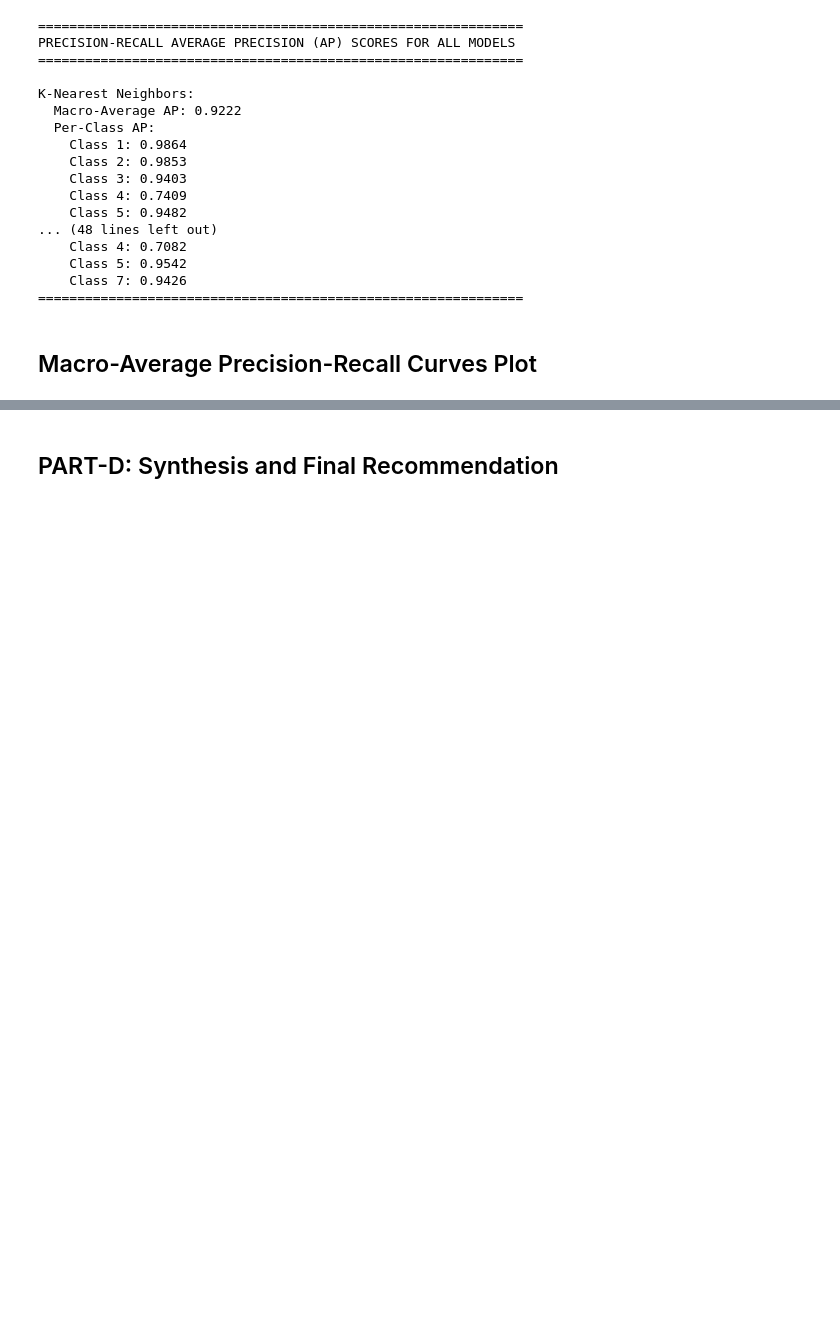
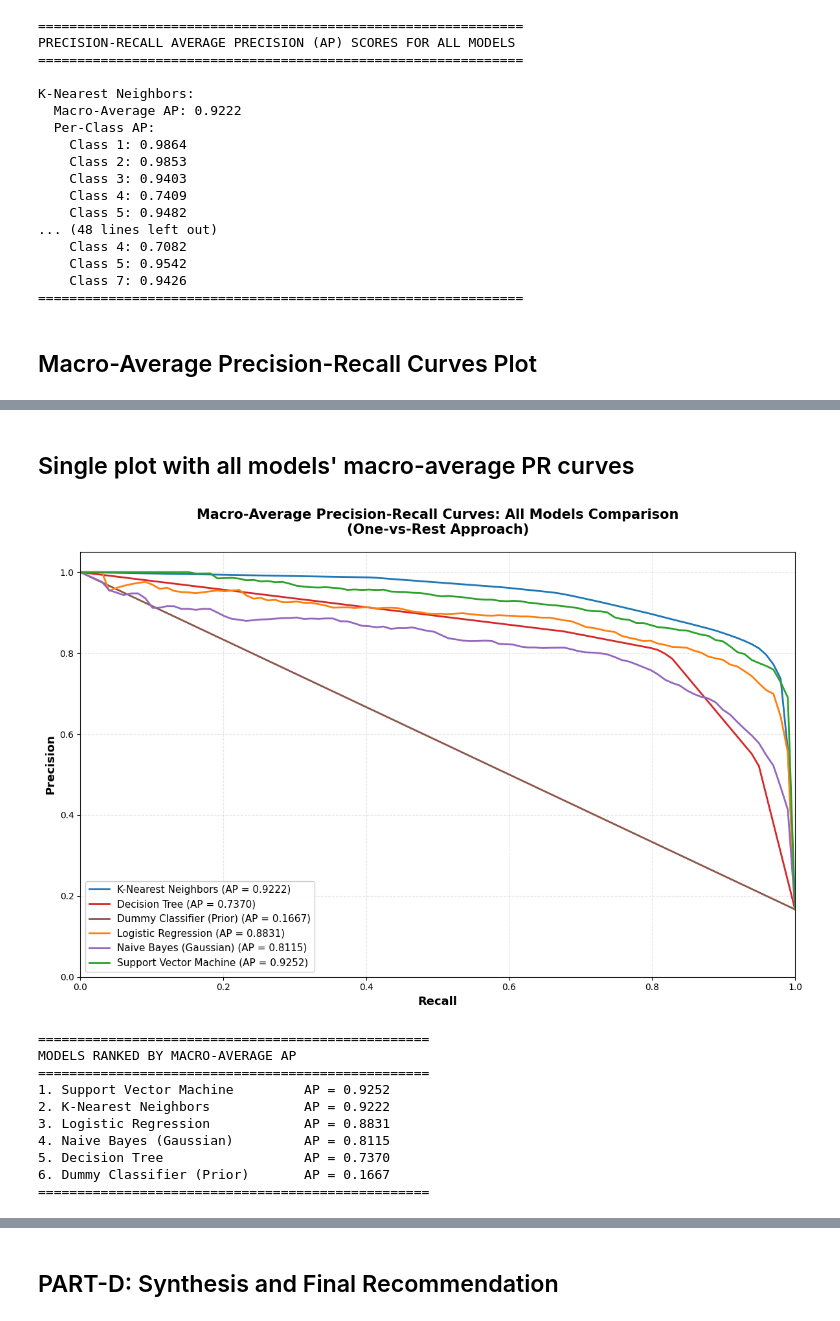
Before and after one commit to ha-rish-23/assignment-7-ha-rish-23, a Jupyter notebook: solution.ipynb, the cells around one changed output, grey strips where cells are left out. Drawn from its saved outputs; the diff is of its cells as text; code cells hidden in the pictures; blank space fills up the shorter version.

```diff
--- a/solution.ipynb
+++ b/solution.ipynb
@@ -777,3 +760,55 @@ MACRO-AVERAGE AP SUMMARY (Order: Best to worst)
+# %% [markdown]
+## Single plot with all models' macro-average PR curves
+# %%
+plt.figure(figsize=(12, 8))
+
+# Plot each model's macro-average PR curve
+for model_name, data in prc_data.items():
+    recall_macro = data['recall']['macro']
+    precision_macro = data['precision']['macro']
+    ap_macro = data['average_precision']['macro']
+    color = model_colors.get(model_name, 'gray')
+
+    plt.plot(recall_macro, precision_macro,
+             label=f'{model_name} (AP = {ap_macro:.4f})',
+             lw=2, color=color)
+
+# Customize the plot
+plt.xlim([0.0, 1.0])
+plt.ylim([0.0, 1.05])
+plt.xlabel('Recall', fontsize=13, fontweight='bold')
+plt.ylabel('Precision', fontsize=13, fontweight='bold')
+plt.title('Macro-Average Precision-Recall Curves: All Models Comparison\n(One-vs-Rest Approach)',
+          fontsize=15, fontweight='bold', pad=20)
+plt.legend(loc='lower left', fontsize=11, framealpha=0.95)
+plt.grid(True, alpha=0.3, linestyle='--')
+
+plt.tight_layout()
+plt.show()
+
+# Print ranked summary
+print("\n" + "="*50)
+print("MODELS RANKED BY MACRO-AVERAGE AP")
+print("="*50)
+ap_summary_sorted = sorted(
+    [(name, data['average_precision']['macro']) for name, data in prc_data.items()],
+    key=lambda x: x[1], reverse=True
+)
+for rank, (name, ap_val) in enumerate(ap_summary_sorted, 1):
+    print(f"{rank}. {name:30s} AP = {ap_val:.4f}")
+print("="*50)
+# %% [output]
+[figure, added]
+==================================================
+MODELS RANKED BY MACRO-AVERAGE AP
+==================================================
+1. Support Vector Machine         AP = 0.9252
+2. K-Nearest Neighbors            AP = 0.9222
+3. Logistic Regression            AP = 0.8831
+4. Naive Bayes (Gaussian)         AP = 0.8115
+5. Decision Tree                  AP = 0.7370
+6. Dummy Classifier (Prior)       AP = 0.1667
+==================================================
 # %% [markdown]
 ### PRC Interpretation
 
```
Also changed, not shown: parts of 6 cells of this notebook.
